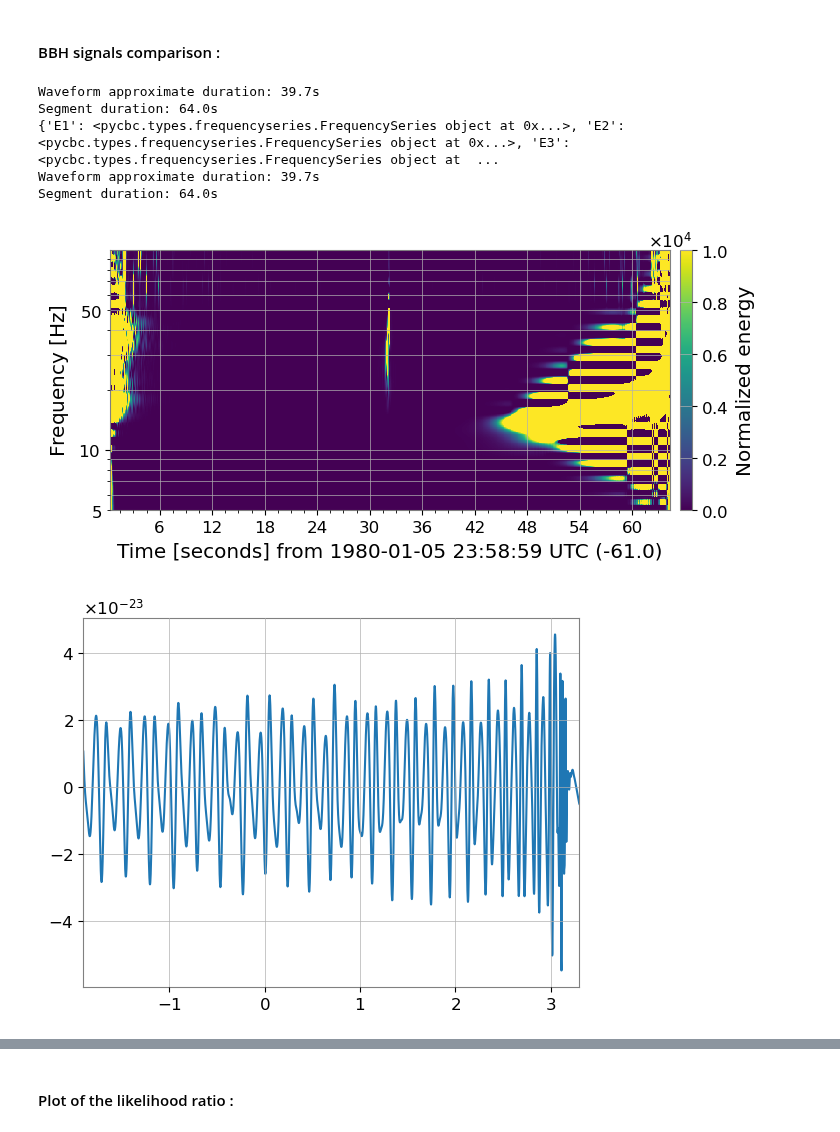
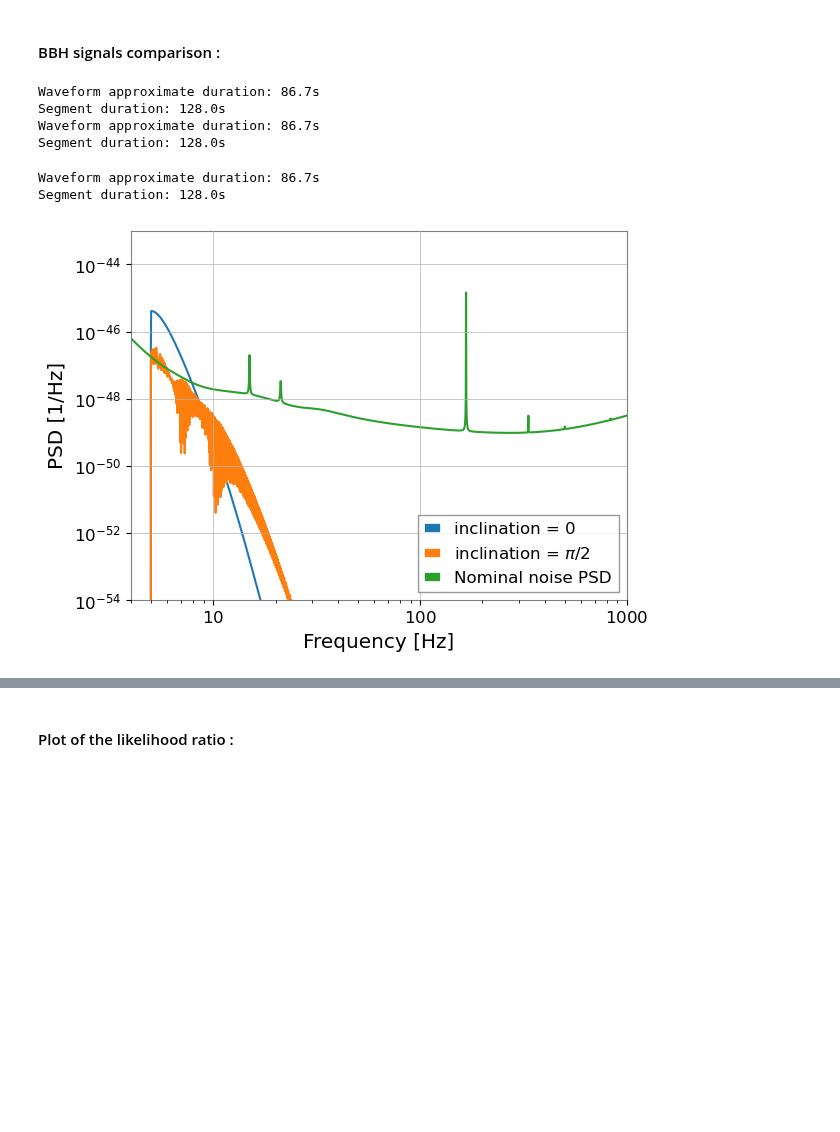
Before and after one commit to Glorieux-Victor/Internship_Victor_CBC_ET, a Jupyter notebook: code_Adrian/MLE_pipeline/src/complmentary_analyses.ipynb, the cells around one changed output, grey strips where cells are left out. Drawn from its saved outputs; the diff is of its cells as text; code cells hidden in the pictures; blank space fills up the shorter version.

Commit message:
add plots for sup order harmonics

```diff
--- a/code_Adrian/MLE_pipeline/src/complmentary_analyses.ipynb
+++ b/code_Adrian/MLE_pipeline/src/complmentary_analyses.ipynb
@@ -42,52 +42,78 @@ instruments_PSD(dict,ET_MDC = True)
 # %% [markdown]
 #### BBH signals comparison :
 # %%
+import numpy as np
+from scipy.interpolate import interp1d
+from generate_data import generate_frequency_domain_signal
+from likelihood import MDCGaussianNoise
+from pycbc.types import FrequencySeries
+import sys
+sys.path.append('/home/victor-glorieux/Internship_Victor_CBC_ET')
+sys.path.append('/home/victor/Internship_Victor_CBC_ET')
+from fonctions import comparison_signals_params
+import matplotlib.pyplot as plt
+from plot_results import qtrans_plot, pycbc_to_gwpy
+
 cbc_params = {
-              'mass1': 5,
-              'mass2': 300,
+              'mass1': 3,
+              'mass2': 200,
               'spin1x': 0., 'spin2x': 0.,  'spin1y': 0., 'spin2y': 0.,  'spin1z': 0, 'spin2z': 0,
               'eccentricity': 0,
               'ra': 1.37, 'dec': -1.26, 'distance': 500,
-              'polarization': 2.76, 'inclination': np.pi/2,
+              'polarization': 2.76, 'inclination': 0,
               'tc': 3.1 , 'coa_phase': 0.3,
               'approximant': 'IMRPhenomXPHM',
               'f_lower': 5
                 }
 
 ifos=['E1', 'E2', 'E3']
-signal = generate_frequency_domain_signal(cbc_params, ifos=ifos)
-print(signal)
+signal = generate_frequency_domain_signal(cbc_params, ifos=ifos, with_noise = True, mult = 1)
+
+# ========================================= For qtransforms ==============================================
+# ts_signal = {}
+# for ifo in ifos :
+#   ts_signal[ifo] = signal[ifo].to_timeseries()
+#   tc=cbc_params['tc']
+#   t_end = ts_signal[ifo].get_sample_times()[-1]
+#   ts_signal[ifo] = ts_signal[ifo].cyclic_time_shift(t_end - tc - 0.5)
+
+# tsgwpy = pycbc_to_gwpy(ts_signal)
+
+# qtrans_plot(tsgwpy['E1'],frange = (5,80),qrange = (5,50),fres=0.1,tres = 0.1)
+
+# ================================ For time and frequencies comparisons =================================
+
 ts_signal = {}
 psds = {}
 psd_file = '../input/ET10km_columns.txt'
 psd = np.loadtxt(psd_file, usecols=(0,3))
 psd_of_f = interp1d(psd[:,0], psd[:,1], bounds_error=False, fill_value=(psd[0,1], psd[-1,1]))
 
 for ifo in ifos :
     ts_signal[ifo] = signal[ifo].to_timeseries()
 
     freq_array = signal[ifo].get_sample_frequencies()
     delta_f = signal[ifo].get_delta_f()
     psd_pycbc = psd_of_f(freq_array)
     psd_pycbc = FrequencySeries(psd_pycbc, delta_f=delta_f)
     psds[ifo] = psd_pycbc
 
-
 model = MDCGaussianNoise(signal, psds)
 
 
 mass1 = {'param' : 'mass1', 'A' : 50}
 spins = {'param' : 'spin1z', 'A' : 1, 'B' : 0, 'C' : -1}
-incl = {'param' : 'inclination', 'A' : np.pi/2}
+incl = {'param' : 'inclination', 'A' : 0, 'B' : np.pi/2}
+label = {'A' : 0, 'B' : r'$\pi/2$'}
 # mchirp = {'A' : round(mchirp_from_mass1_mass2(mass1['A'],mass2),1),'B' : round(mchirp_from_mass1_mass2(mass1['B'],mass2),1),
 #           'C' : round(mchirp_from_mass1_mass2(mass1['C'],mass2),2)}
 
-comparison_signals_params(model,incl,cbc_params,domain = 'both', spectroplot = True)
+comparison_signals_params(model,incl,cbc_params,label=label,domain = 'freq', spectroplot = False)
 # %% [output]
-Waveform approximate duration: 39.7s
-Segment duration: 64.0s
-{'E1': <pycbc.types.frequencyseries.FrequencySeries object at 0x...>, 'E2': <pycbc.types.frequencyseries.FrequencySeries object at 0x...>, 'E3': <pycbc.types.frequencyseries.FrequencySeries object at  ...
-Waveform approximate duration: 39.7s
-Segment duration: 64.0s
+Waveform approximate duration: 86.7s
+Segment duration: 128.0s
+Waveform approximate duration: 86.7s
+Segment duration: 128.0s
+Waveform approximate duration: 86.7s
+Segment duration: 128.0s
-[figure, old version]
+[figure, new version]
-[figure, removed]
```
Also changed, not shown: parts of 1 cell of this notebook, 6 other files.
